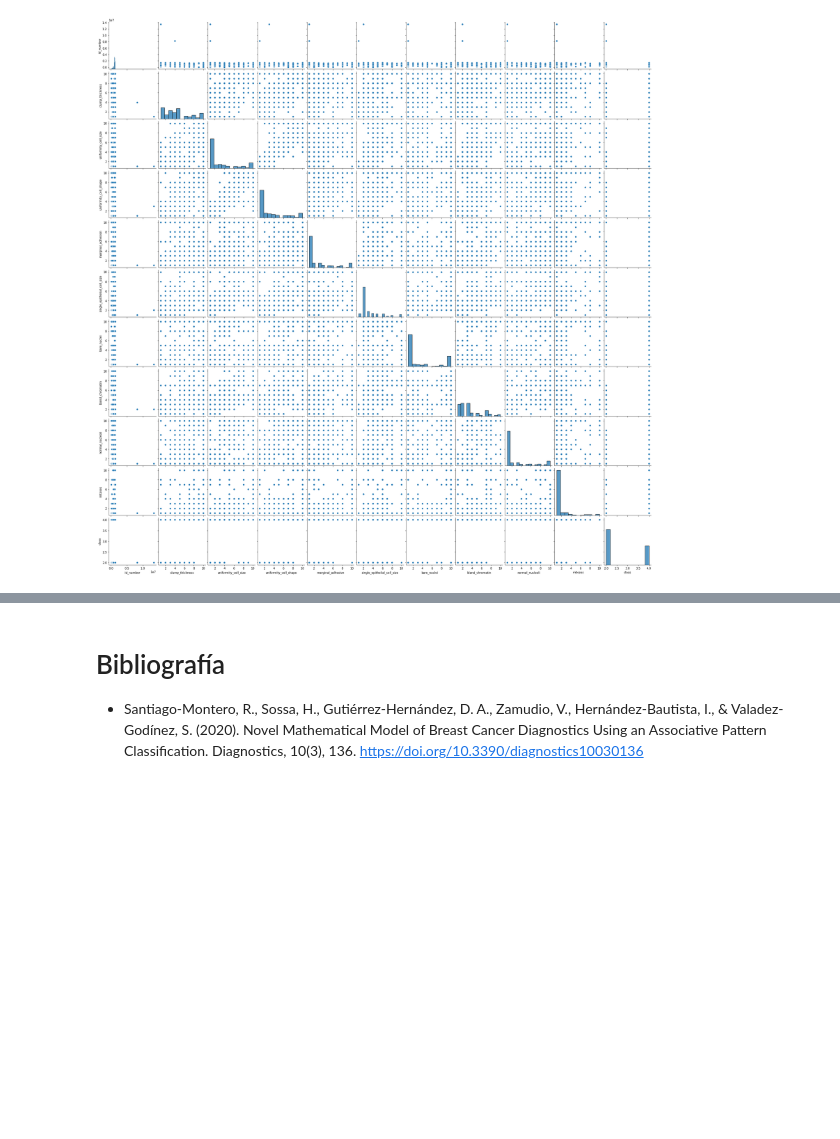
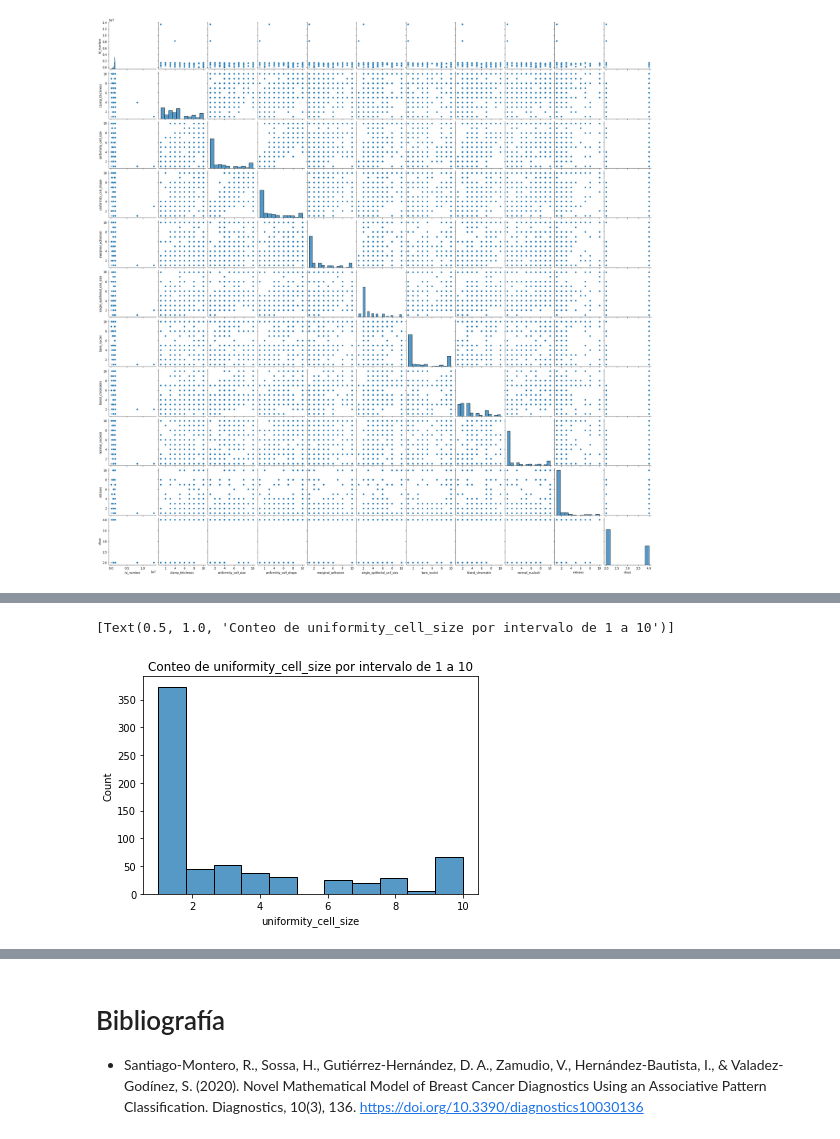
Before and after one commit to unclepete-20/lab2-md-clasificacion, a Jupyter notebook: lab2_clasificacion.ipynb, the cells around one changed output, grey strips where cells are left out. Drawn from its saved outputs; the diff is of its cells as text; code cells hidden in the pictures; blank space fills up the shorter version.

```diff
--- a/lab2_clasificacion.ipynb
+++ b/lab2_clasificacion.ipynb
@@ -196,0 +197,5 @@ sns.histplot(data, x='clump_thickness').set(title="Conteo de clump_thickness por
+# %%
+sns.histplot(data, x='uniformity_cell_size').set(title="Conteo de uniformity_cell_size por intervalo de 1 a 10")
+# %% [output]
+[Text(0.5, 1.0, 'Conteo de uniformity_cell_size por intervalo de 1 a 10')]
+[figure, added]
```
Also changed, not shown: parts of 16 cells of this notebook.
